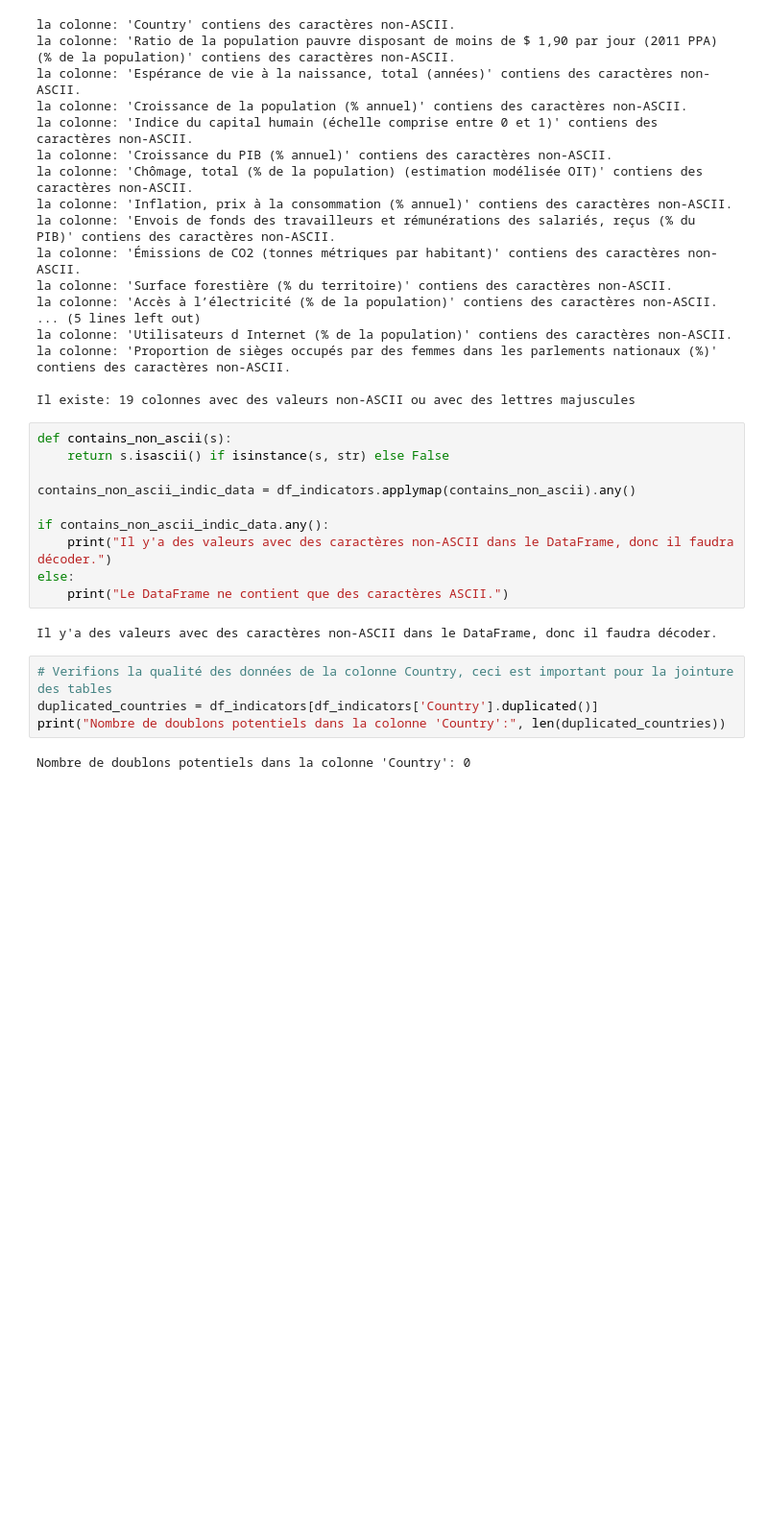
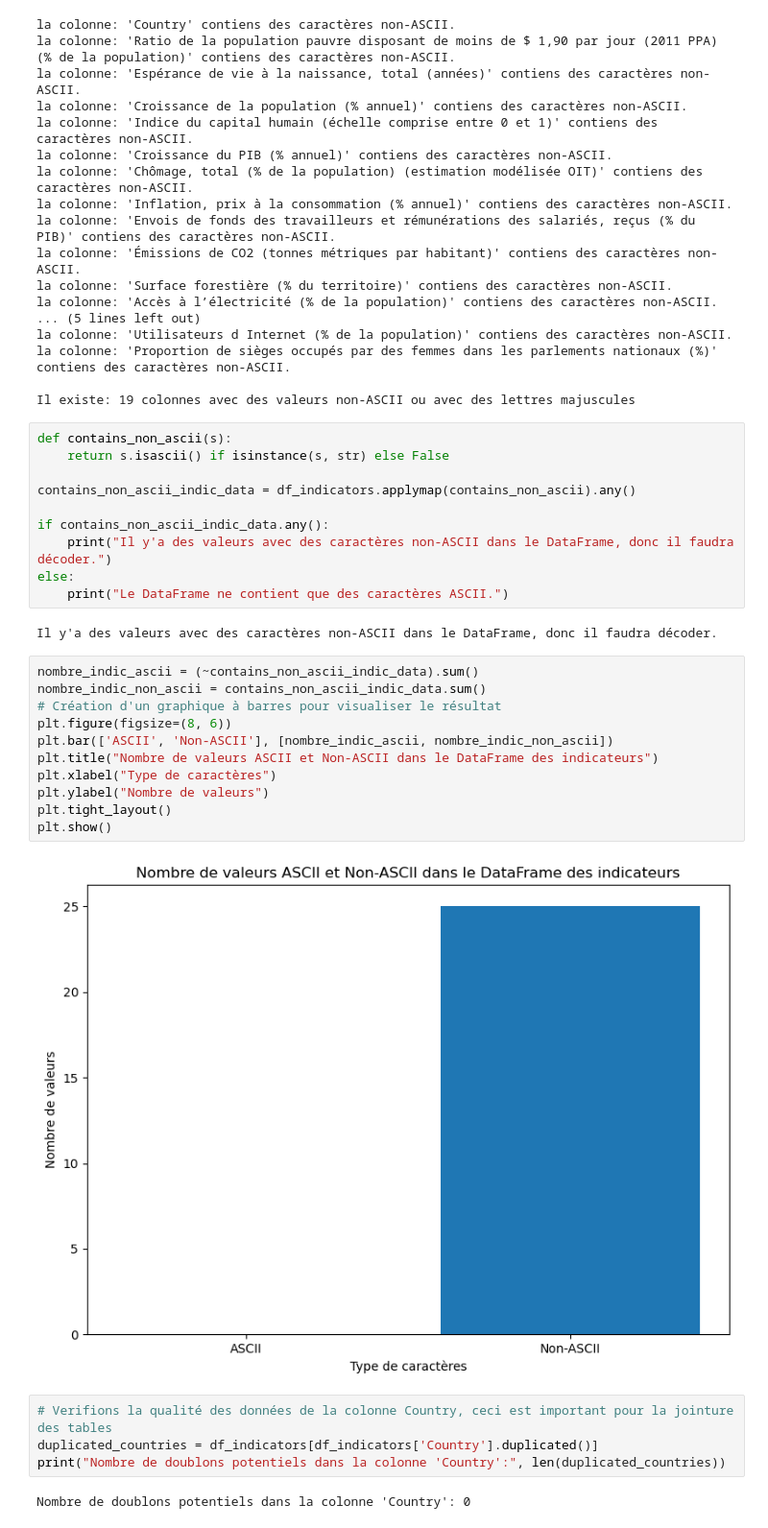
Before and after one commit to Aida73/Data-Engineering-Project, a Jupyter notebook: data_profiling.ipynb, the cells around one changed output. Shown at 96% size. Saved outputs shown, nothing was run; the diff lists cells and outputs as text; blank space fills up the shorter version.

```diff
--- a/data_profiling.ipynb
+++ b/data_profiling.ipynb
@@ -132,6 +133,19 @@ else:
     print("Le DataFrame ne contient que des caractères ASCII.")
 # %% [output]
 Il y'a des valeurs avec des caractères non-ASCII dans le DataFrame, donc il faudra décoder.
+# %%
+nombre_indic_ascii = (~contains_non_ascii_indic_data).sum()
+nombre_indic_non_ascii = contains_non_ascii_indic_data.sum()
+# Création d'un graphique à barres pour visualiser le résultat
+plt.figure(figsize=(8, 6))
+plt.bar(['ASCII', 'Non-ASCII'], [nombre_indic_ascii, nombre_indic_non_ascii])
+plt.title("Nombre de valeurs ASCII et Non-ASCII dans le DataFrame des indicateurs")
+plt.xlabel("Type de caractères")
+plt.ylabel("Nombre de valeurs")
+plt.tight_layout()
+plt.show()
+# %% [output]
+[figure, added]
 # %%
 # Verifions la qualité des données de la colonne Country, ceci est important pour la jointure des tables
 duplicated_countries = df_indicators[df_indicators['Country'].duplicated()]
```
Also changed, not shown: parts of 12 cells of this notebook, 7 other files.
